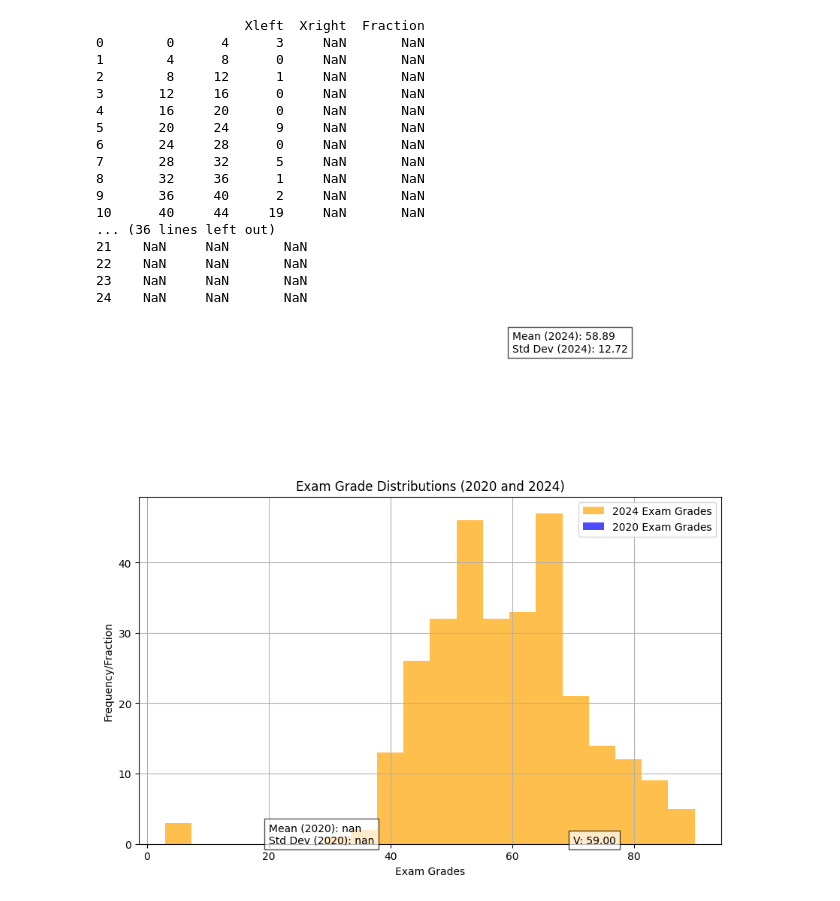
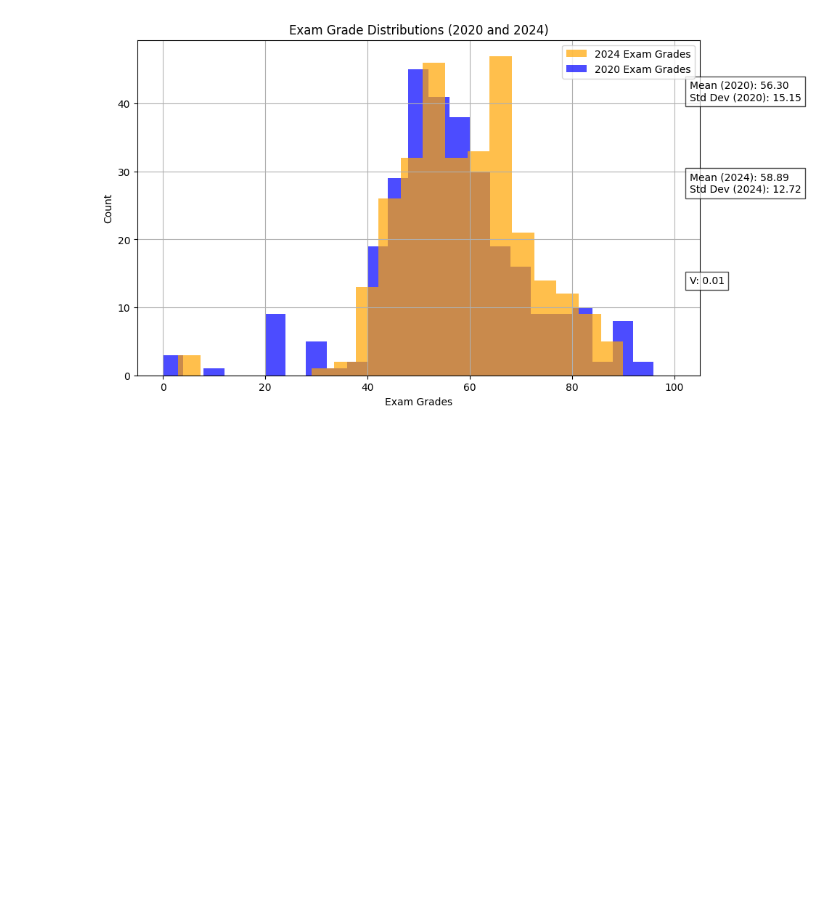
Before and after one commit to sravanth-space/fds_project, a Jupyter notebook: 23001152.ipynb, the cells around one changed output. Cells and saved outputs as stored; diff of their text form; code cells hidden in the pictures; blank space fills up the shorter version.

```diff
--- a/23001152.ipynb
+++ b/23001152.ipynb
@@ -4,7 +4,7 @@ import pandas as pd
 import matplotlib.pyplot as plt
 
 # Student ID number
-student_id = 23001152  # Replace with your actual student ID number
+student_id = 23001152
 
 # Load datasets based on the last digit of the student ID
 last_digit = student_id % 10
@@ -12,81 +12,62 @@ dataset_2020 = f"2020input{last_digit}.csv"
 dataset_2024 = f"2024input{last_digit}.csv"
 
 # Read datasets
-data_2020 = pd.read_csv(dataset_2020, names=['Xleft', 'Xright', 'Fraction'])
+data_2020 = pd.read_csv(dataset_2020, delimiter='    ',
+                        header=None, names=['Xleft', 'Xright', 'Count'])
 
-print(data_2020)
-
-# Convert columns to numeric
-data_2020[['Xleft', 'Xright', 'Fraction']] = data_2020[[
-    'Xleft', 'Xright', 'Fraction']].apply(pd.to_numeric, errors='coerce')
-
-print(data_2020)
-# Read the 2024 dataset
-data_2024 = pd.read_csv(dataset_2024, names=['Grade'])
+# Rename 'Fraction' column to 'Count'
+data_2020.rename(columns={'Fraction': 'Count'}, inplace=True)
 
 # Create histograms
 plt.figure(figsize=(10, 6))
 
 # Histogram for 2020
-plt.bar(data_2020['Xleft'], data_2020['Fraction'], width=data_2020['Xright'] - data_2020['Xleft'],
-        alpha=0.7, label='2020 Exam Grades', color='blue')
+plt.bar((data_2020['Xleft'] + data_2020['Xright']) / 2, data_2020['Count'],
+        width=data_2020['Xright'] - data_2020['Xleft'], alpha=0.7,
+        label='2020 Exam Grades', color='blue')
+
+# Load the 2024 dataset
+data_2024 = pd.read_csv(dataset_2024, header=None, names=['Grade'])
 
 # Histogram for 2024
 plt.hist(data_2024['Grade'], bins=20, alpha=0.7,
          label='2024 Exam Grades', color='orange')
 
-# Calculate mean values and standard deviations
-mean_2020 = np.average(
-    (data_2020['Xleft'] + data_2020['Xright']) / 2, weights=data_2020['Fraction'])
-std_2020 = np.sqrt(np.average((data_2020[['Xleft', 'Xright']].mean(axis=1) - mean_2020)**2,
-                              weights=data_2020['Fraction']))
+# Calculate mean values and standard deviations for 2020 distribution
+mean_2020 = np.sum((data_2020['Xleft'] + data_2020['Xright']) /
+                   2 * data_2020['Count']) / np.sum(data_2020['Count'])
+std_2020 = np.sqrt(np.sum(((data_2020['Xleft'] + data_2020['Xright']) /
+                   2 - mean_2020) ** 2 * data_2020['Count']) / np.sum(data_2020['Count']))
 
+# Calculate mean and standard deviation for 2024 distribution
 mean_2024 = np.mean(data_2024['Grade'])
 std_2024 = np.std(data_2024['Grade'])
 
-# Print mean values and standard deviations on the plot
-plt.text(20, 0.12, f'Mean (2020): {mean_2020:.2f}\nStd Dev (2020): {std_2020:.2f}',
+# Print mean and standard deviation values on the plot
+max_count = np.max(data_2020['Count'])
+plt.text(np.max(data_2020['Xright']) + 3, max_count * 0.9, f'Mean (2020): {mean_2020:.2f}\nStd Dev (2020): {std_2020:.2f}',
          bbox=dict(facecolor='white', alpha=0.7))
-plt.text(60, 70, f'Mean (2024): {mean_2024:.2f}\nStd Dev (2024): {std_2024:.2f}',
+plt.text(np.max(data_2020['Xright']) + 3, max_count * 0.6, f'Mean (2024): {mean_2024:.2f}\nStd Dev (2024): {std_2024:.2f}',
          bbox=dict(facecolor='white', alpha=0.7))
 
-# Calculate 'V' values based on the last digit of the student ID
-if last_digit in [0, 1, 5, 6]:
-    v_value = np.sum(data_2020[data_2020['Xleft'] >= 50]['Fraction'])
-else:
-    v_value = np.percentile(data_2024['Grade'], 50)
+# Calculate 'V' value (proportion of students with grade below 25 in 2024 exam)
+v_value = np.sum(data_2024['Grade'] < 25) / len(data_2024['Grade'])
 
 # Print 'V' value on the plot
-plt.text(70, 0.1, f'V: {v_value:.2f}', bbox=dict(facecolor='white', alpha=0.7))
+plt.text(np.max(data_2020['Xright']) + 3, max_count * 0.3,
+         f'V: {v_value:.2f}', bbox=dict(facecolor='white', alpha=0.7))
 
 # Set plot labels and title
 plt.xlabel('Exam Grades')
-plt.ylabel('Frequency/Fraction')
+plt.ylabel('Count')
 plt.title('Exam Grade Distributions (2020 and 2024)')
 plt.legend()
 plt.grid(True)
 
 # Save the plot as a PNG image
 plt.savefig(f'{student_id}.png')
 
 # Display the plot
 plt.show()
 # %% [output]
-                   Xleft  Xright  Fraction
-0        0      4      3     NaN       NaN
-1        4      8      0     NaN       NaN
-2        8     12      1     NaN       NaN
-3       12     16      0     NaN       NaN
-4       16     20      0     NaN       NaN
-5       20     24      9     NaN       NaN
-6       24     28      0     NaN       NaN
-7       28     32      5     NaN       NaN
-8       32     36      1     NaN       NaN
-9       36     40      2     NaN       NaN
-10      40     44     19     NaN       NaN
-... (36 lines left out)
-21    NaN     NaN       NaN
-22    NaN     NaN       NaN
-23    NaN     NaN       NaN
-24    NaN     NaN       NaN
-[figure, old version]
+[figure, new version]
```
Also changed, not shown: 2 other files.
